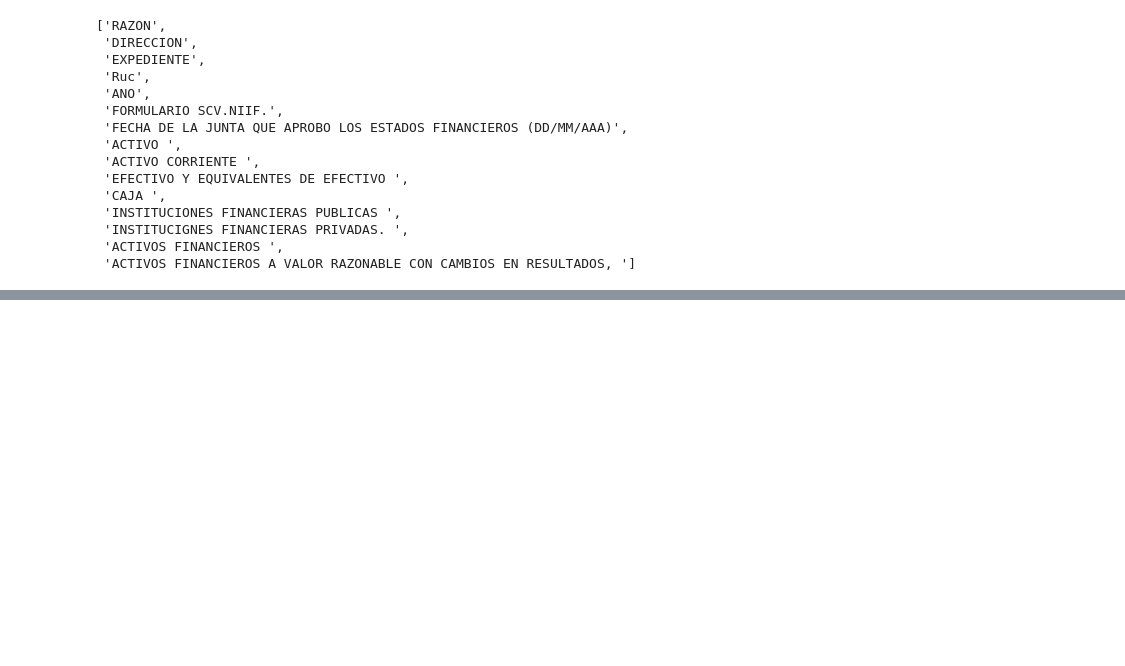
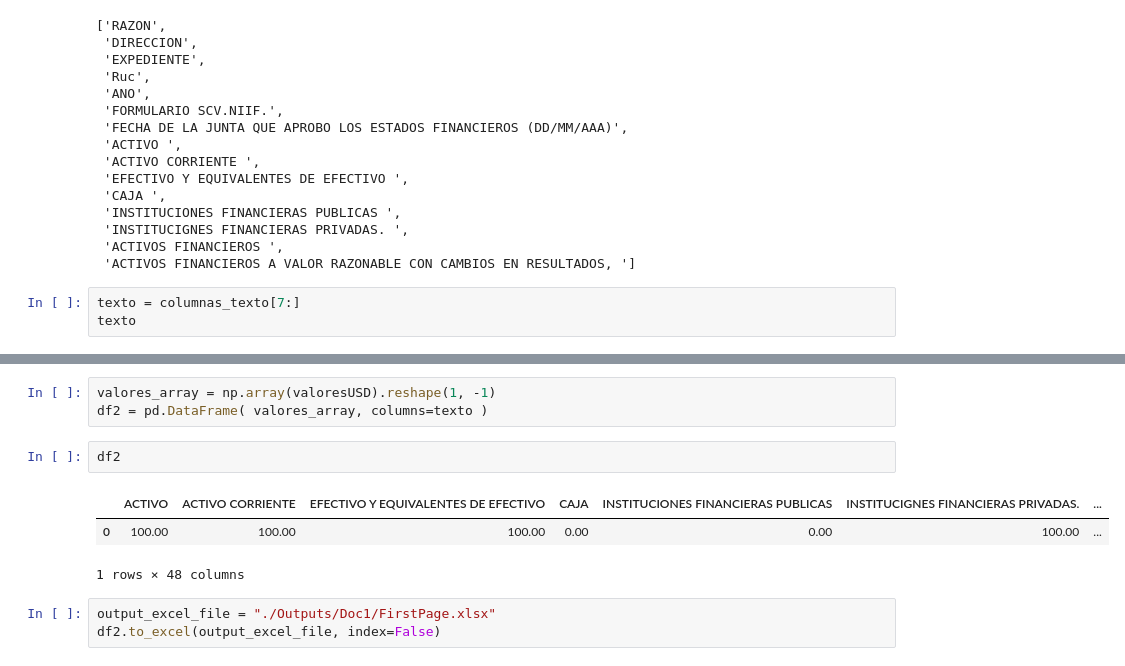
Before and after one commit to eoncorpec/pdf_to_excel_sc, a Jupyter notebook: firstPage.ipynb, the cells around one changed output, grey strips where cells are left out. Saved outputs shown, nothing was run; the diff lists cells and outputs as text; blank space fills up the shorter version.

```diff
--- a/firstPage.ipynb
+++ b/firstPage.ipynb
@@ -356,3 +358,6 @@ columnas_texto[0:15]
  'INSTITUCIGNES FINANCIERAS PRIVADAS. ',
  'ACTIVOS FINANCIEROS ',
  'ACTIVOS FINANCIEROS A VALOR RAZONABLE CON CAMBIOS EN RESULTADOS, ']
+# %%
+texto = columnas_texto[7:]
+texto
@@ -358,0 +382,12 @@ columnas_texto[0:15]
+# %%
+valores_array = np.array(valoresUSD).reshape(1, -1)
+df2 = pd.DataFrame( valores_array, columns=texto )
+# %%
+df2
+# %% [output]
+|  | ACTIVO | ACTIVO CORRIENTE | EFECTIVO Y EQUIVALENTES DE EFECTIVO | CAJA | INSTITUCIONES FINANCIERAS PUBLICAS | INSTITUCIGNES FINANCIERAS PRIVADAS. | ... |
+| 0 | 100.00 | 100.00 | 100.00 | 0.00 | 0.00 | 100.00 | ... |
+1 rows × 48 columns
+# %%
+output_excel_file = "./Outputs/Doc1/FirstPage.xlsx"
+df2.to_excel(output_excel_file, index=False)
```
Also changed, not shown: parts of 2 cells of this notebook.
